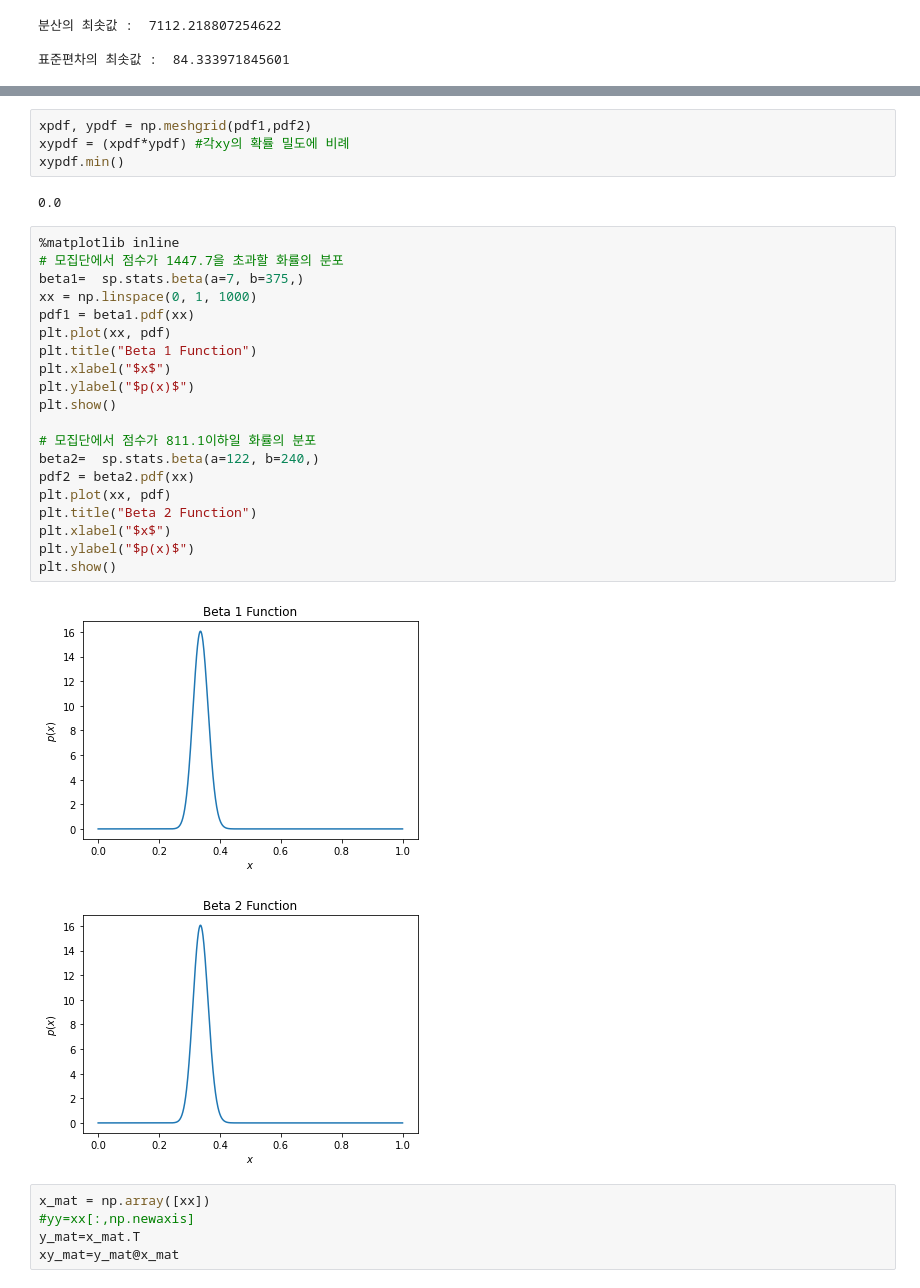
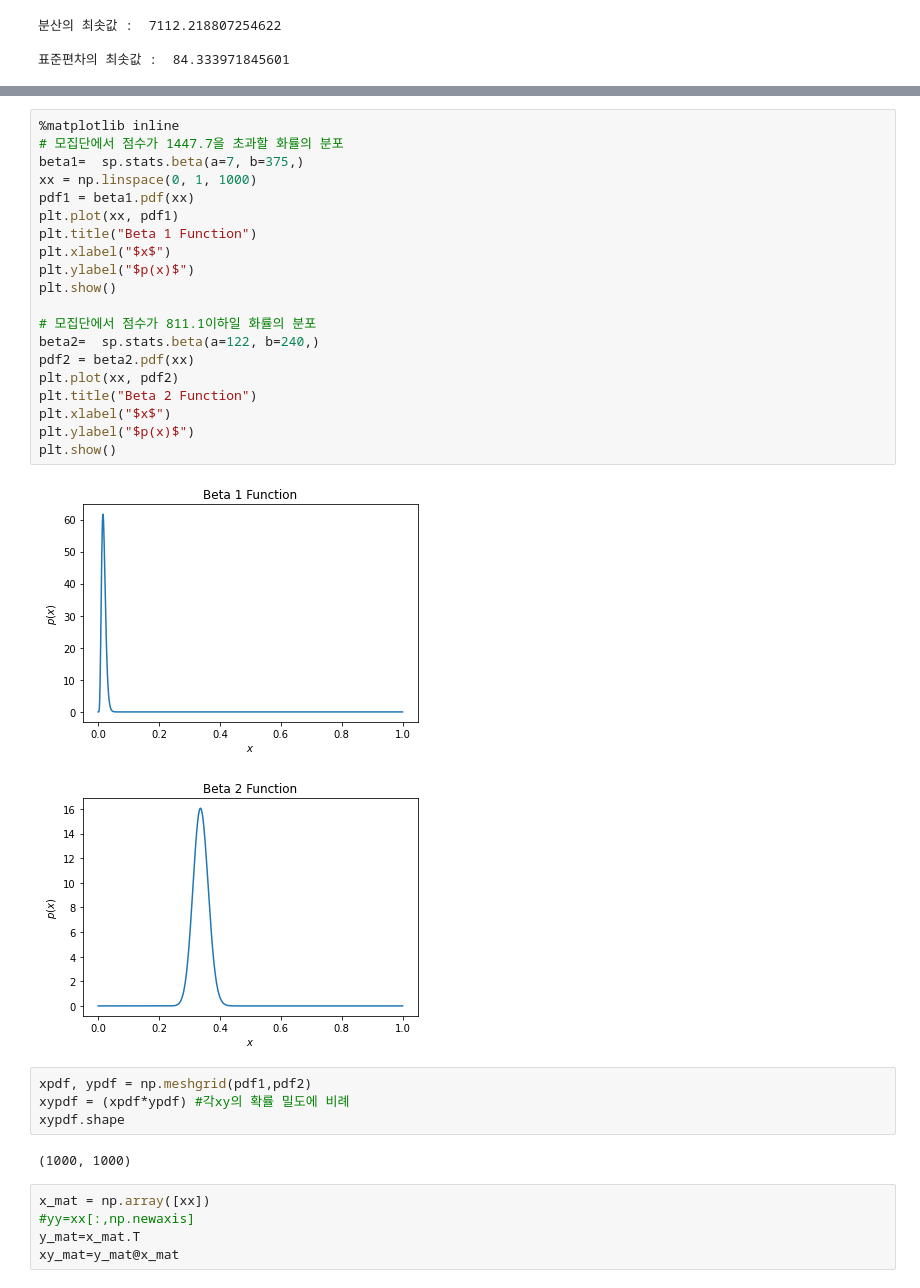
Before and after one commit to sava-hub/-, a Jupyter notebook: Beta distribution.ipynb, the cells around one changed output, grey strips where cells are left out. Drawn from its saved outputs; the diff is of its cells as text.

```diff
--- a/Beta distribution.ipynb
+++ b/Beta distribution.ipynb
@@ -117,32 +112,32 @@ print(C)
-# %%
-xpdf, ypdf = np.meshgrid(pdf1,pdf2)
-xypdf = (xpdf*ypdf) #각xy의 확률 밀도에 비례
-xypdf.min()
-# %% [output]
-0.0
 # %%
 %matplotlib inline
 # 모집단에서 점수가 1447.7을 초과할 화률의 분포
 beta1=  sp.stats.beta(a=7, b=375,)
 xx = np.linspace(0, 1, 1000)
 pdf1 = beta1.pdf(xx)
-plt.plot(xx, pdf)
+plt.plot(xx, pdf1)
 plt.title("Beta 1 Function")
 plt.xlabel("$x$")
 plt.ylabel("$p(x)$")
 plt.show()
 
 # 모집단에서 점수가 811.1이하일 화률의 분포
 beta2=  sp.stats.beta(a=122, b=240,)
 pdf2 = beta2.pdf(xx)
-plt.plot(xx, pdf)
+plt.plot(xx, pdf2)
 plt.title("Beta 2 Function")
 plt.xlabel("$x$")
 plt.ylabel("$p(x)$")
 plt.show()
 # %% [output]
-[figure, old version]
+[figure, new version]
 [figure]
+# %%
+xpdf, ypdf = np.meshgrid(pdf1,pdf2)
+xypdf = (xpdf*ypdf) #각xy의 확률 밀도에 비례
+xypdf.shape
+# %% [output]
+(1000, 1000)
 # %%
 x_mat = np.array([xx])
 #yy=xx[:,np.newaxis]
```
Also changed, not shown: parts of 12 cells of this notebook.
